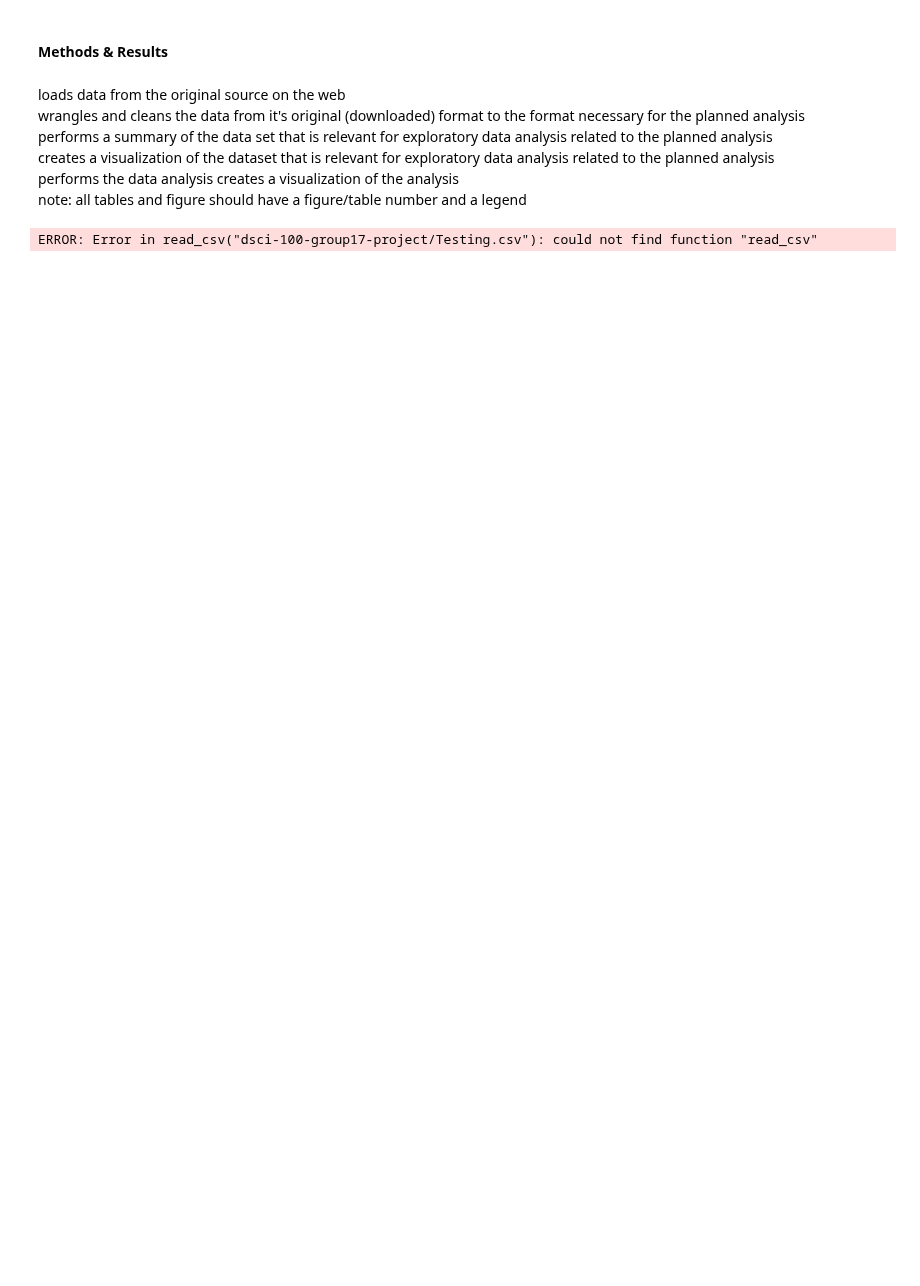
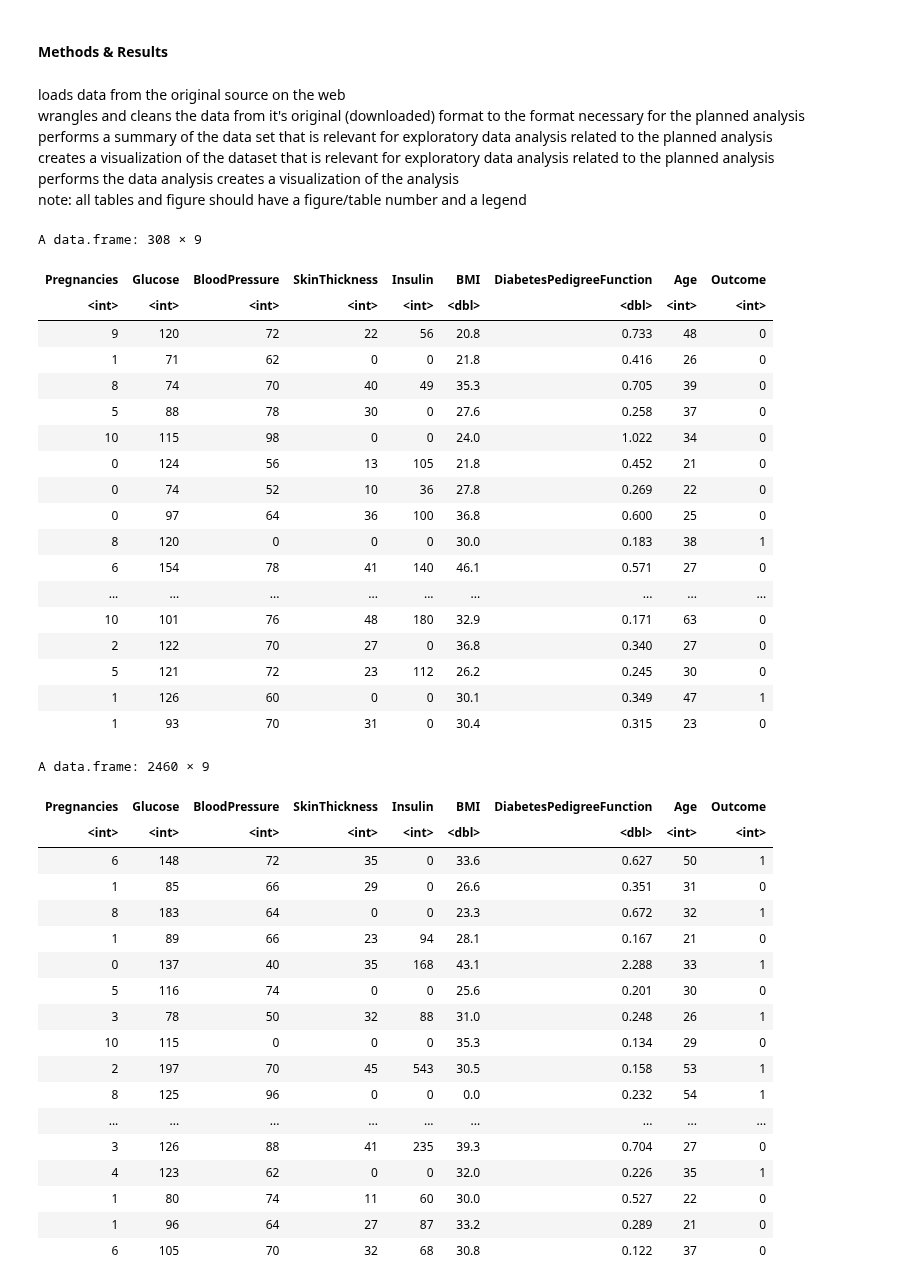
Before and after one commit to nityag11/DSCI-100-group17-project, a Jupyter notebook: Project.ipynb, the cells around one changed output. Cells and saved outputs as stored; diff of their text form; code cells hidden in the pictures; blank space fills up the shorter version.

Commit message:
data read

```diff
--- a/Project.ipynb
+++ b/Project.ipynb
@@ -42,9 +49,50 @@ performs the data analysis
 creates a visualization of the analysis <br>
 note: all tables and figure should have a figure/table number and a legend
 # %%
-url <- "https://drive.google.com/file/d/1lGFHvYleGcqhRZ-NE0sUMiEL24ZXnd4k/view?usp=sharing"
-download.file(url, "Testing (1).csv" )
-testing_data <- read_csv("dsci-100-group17-project/Testing.csv")
+url <- "https://raw.githubusercontent.com/nityag11/DSCI-100-group17-project/main/Testing.csv"
+download.file(url, "Testing.csv")
+testing_data <- read.csv("Testing.csv")
 testing_data
+url <- "https://raw.githubusercontent.com/nityag11/DSCI-100-group17-project/main/Training%20(1).csv"
+download.file(url, "Training%20(1).csv")
+training_data <- read.csv("Training%20(1).csv")
+training_data
 # %% [output]
-ERROR: Error in read_csv("dsci-100-group17-project/Testing.csv"): could not find function "read_csv"
+A data.frame: 308 × 9
+| Pregnancies | Glucose | BloodPressure | SkinThickness | Insulin | BMI | DiabetesPedigreeFunction | Age | Outcome |
+| <int> | <int> | <int> | <int> | <int> | <dbl> | <dbl> | <int> | <int> |
+| 9 | 120 | 72 | 22 | 56 | 20.8 | 0.733 | 48 | 0 |
+| 1 | 71 | 62 | 0 | 0 | 21.8 | 0.416 | 26 | 0 |
+| 8 | 74 | 70 | 40 | 49 | 35.3 | 0.705 | 39 | 0 |
+| 5 | 88 | 78 | 30 | 0 | 27.6 | 0.258 | 37 | 0 |
+| 10 | 115 | 98 | 0 | 0 | 24.0 | 1.022 | 34 | 0 |
+| 0 | 124 | 56 | 13 | 105 | 21.8 | 0.452 | 21 | 0 |
+| 0 | 74 | 52 | 10 | 36 | 27.8 | 0.269 | 22 | 0 |
+| 0 | 97 | 64 | 36 | 100 | 36.8 | 0.600 | 25 | 0 |
+| 8 | 120 | 0 | 0 | 0 | 30.0 | 0.183 | 38 | 1 |
+| 6 | 154 | 78 | 41 | 140 | 46.1 | 0.571 | 27 | 0 |
+| ... | ... | ... | ... | ... | ... | ... | ... | ... |
+| 10 | 101 | 76 | 48 | 180 | 32.9 | 0.171 | 63 | 0 |
+| 2 | 122 | 70 | 27 | 0 | 36.8 | 0.340 | 27 | 0 |
+| 5 | 121 | 72 | 23 | 112 | 26.2 | 0.245 | 30 | 0 |
+| 1 | 126 | 60 | 0 | 0 | 30.1 | 0.349 | 47 | 1 |
+| 1 | 93 | 70 | 31 | 0 | 30.4 | 0.315 | 23 | 0 |
+A data.frame: 2460 × 9
+| Pregnancies | Glucose | BloodPressure | SkinThickness | Insulin | BMI | DiabetesPedigreeFunction | Age | Outcome |
+| <int> | <int> | <int> | <int> | <int> | <dbl> | <dbl> | <int> | <int> |
+| 6 | 148 | 72 | 35 | 0 | 33.6 | 0.627 | 50 | 1 |
+| 1 | 85 | 66 | 29 | 0 | 26.6 | 0.351 | 31 | 0 |
+| 8 | 183 | 64 | 0 | 0 | 23.3 | 0.672 | 32 | 1 |
+| 1 | 89 | 66 | 23 | 94 | 28.1 | 0.167 | 21 | 0 |
+| 0 | 137 | 40 | 35 | 168 | 43.1 | 2.288 | 33 | 1 |
+| 5 | 116 | 74 | 0 | 0 | 25.6 | 0.201 | 30 | 0 |
+| 3 | 78 | 50 | 32 | 88 | 31.0 | 0.248 | 26 | 1 |
+| 10 | 115 | 0 | 0 | 0 | 35.3 | 0.134 | 29 | 0 |
+| 2 | 197 | 70 | 45 | 543 | 30.5 | 0.158 | 53 | 1 |
+| 8 | 125 | 96 | 0 | 0 | 0.0 | 0.232 | 54 | 1 |
+| ... | ... | ... | ... | ... | ... | ... | ... | ... |
+| 3 | 126 | 88 | 41 | 235 | 39.3 | 0.704 | 27 | 0 |
+| 4 | 123 | 62 | 0 | 0 | 32.0 | 0.226 | 35 | 1 |
+| 1 | 80 | 74 | 11 | 60 | 30.0 | 0.527 | 22 | 0 |
+| 1 | 96 | 64 | 27 | 87 | 33.2 | 0.289 | 21 | 0 |
+| 6 | 105 | 70 | 32 | 68 | 30.8 | 0.122 | 37 | 0 |
```
Also changed, not shown: parts of 1 cell of this notebook, 2 other files.
